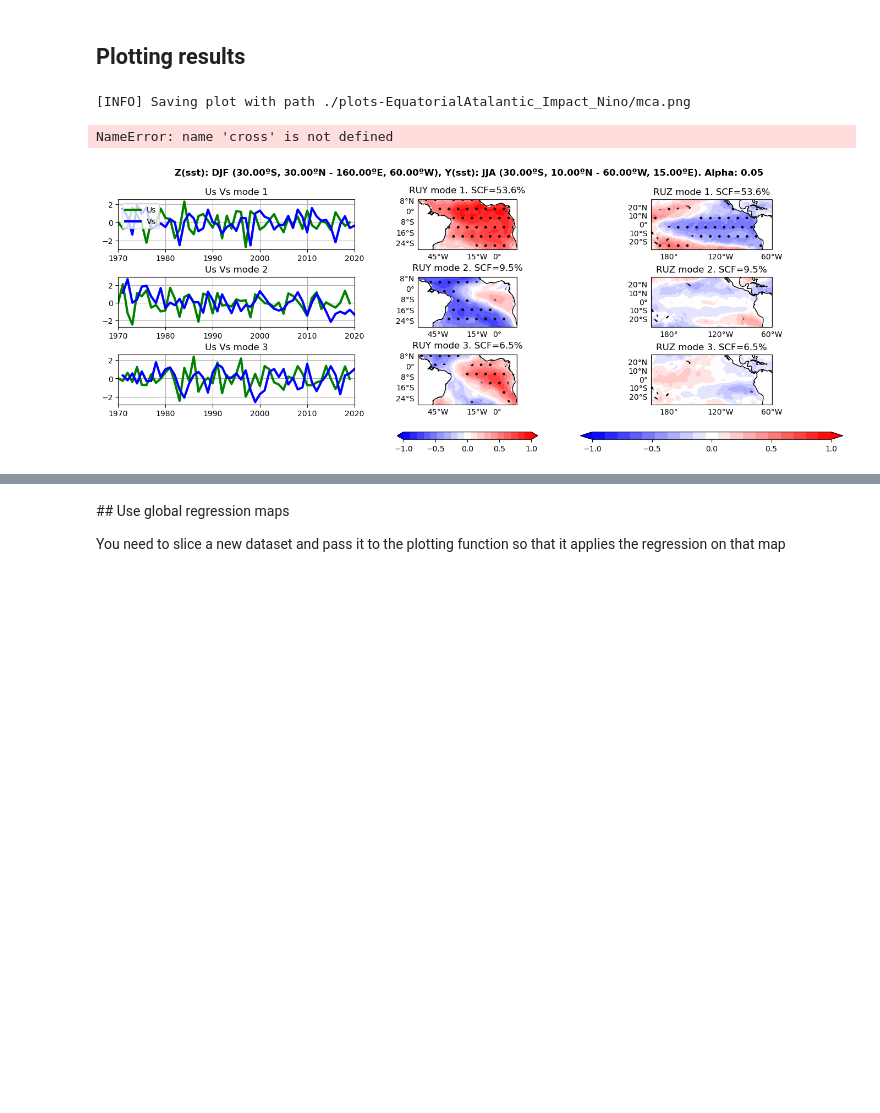
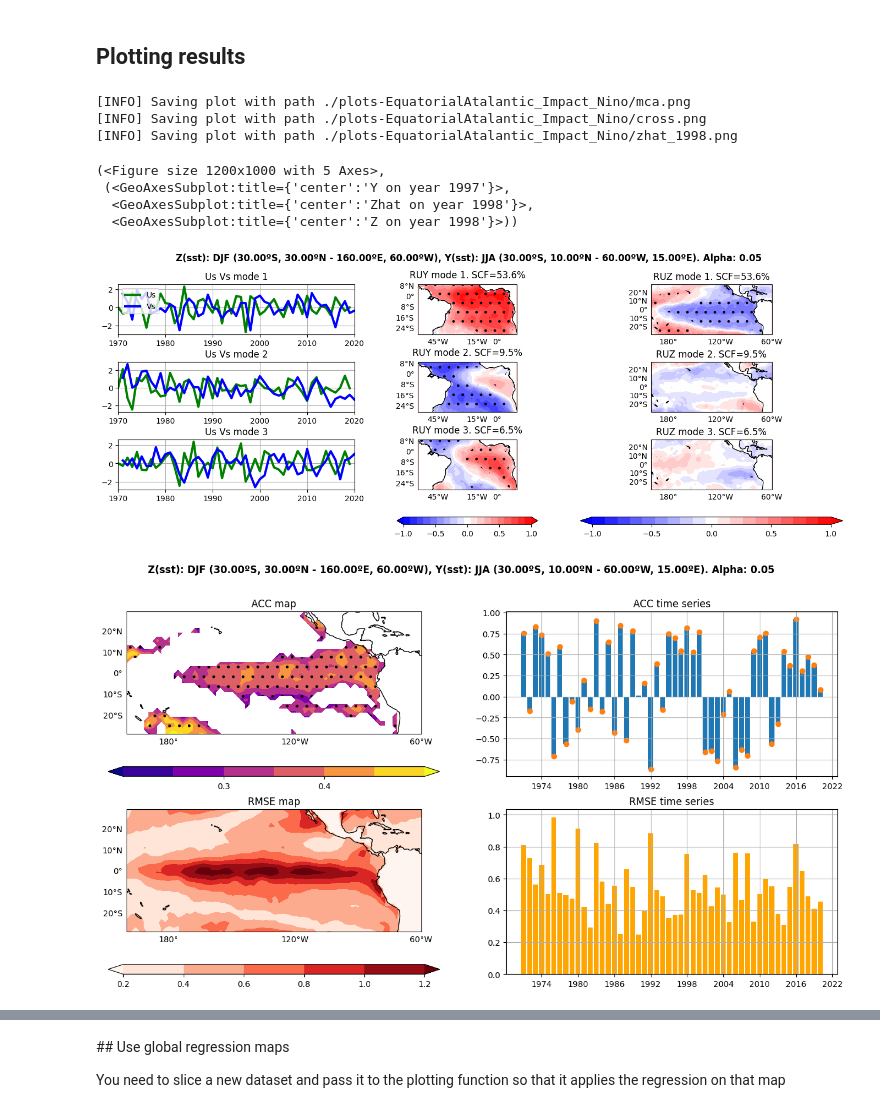
Before and after one commit to pabloduran016/Spy4CastManual, a Jupyter notebook: EquatorialAtlantic_Impact_Nino.ipynb, the cells around one changed output, grey strips where cells are left out. Saved outputs shown, nothing was run; the diff lists cells and outputs as text; code cells hidden in the pictures; blank space fills up the shorter version.

```diff
--- a/EquatorialAtlantic_Impact_Nino.ipynb
+++ b/EquatorialAtlantic_Impact_Nino.ipynb
@@ -94,13 +94,20 @@ cross.save("cross_", "./data-EquatorialAtalantic_Impact_Nino/")
 # %%
 mca.plot(save_fig=True, name="mca.png",
          folder="./plots-EquatorialAtalantic_Impact_Nino/",
          ruy_ticks=[-1, -0.5, 0, 0.5, 1], ruz_ticks=[-1, -0.5, 0, 0.5, 1])
 cross.plot(save_fig=True, name="cross.png",
+           cmap="plasma", map_levels=[0.20, 0.25, 0.3, 0.35, 0.40, 0.45, 0.50,],
            folder="./plots-EquatorialAtalantic_Impact_Nino/")
 cross.plot_zhat(1998, figsize=(12, 10), save_fig=True, name="zhat_1998.png",
                 folder="./plots-EquatorialAtalantic_Impact_Nino/",
                 z_levels=np.linspace(-2, 2, 10), z_ticks=np.linspace(-2, 2, 5))
 # %% [output]
 [INFO] Saving plot with path ./plots-EquatorialAtalantic_Impact_Nino/mca.png
+[INFO] Saving plot with path ./plots-EquatorialAtalantic_Impact_Nino/cross.png
+[INFO] Saving plot with path ./plots-EquatorialAtalantic_Impact_Nino/zhat_1998.png
-NameError: name 'cross' is not defined
+(<Figure size 1200x1000 with 5 Axes>,
+ (<GeoAxesSubplot:title={'center':'Y on year 1997'}>,
+  <GeoAxesSubplot:title={'center':'Zhat on year 1998'}>,
+  <GeoAxesSubplot:title={'center':'Z on year 1998'}>))
 [figure]
+[figure, added]
```
Also changed, not shown: parts of 9 cells of this notebook, 10 other files.
